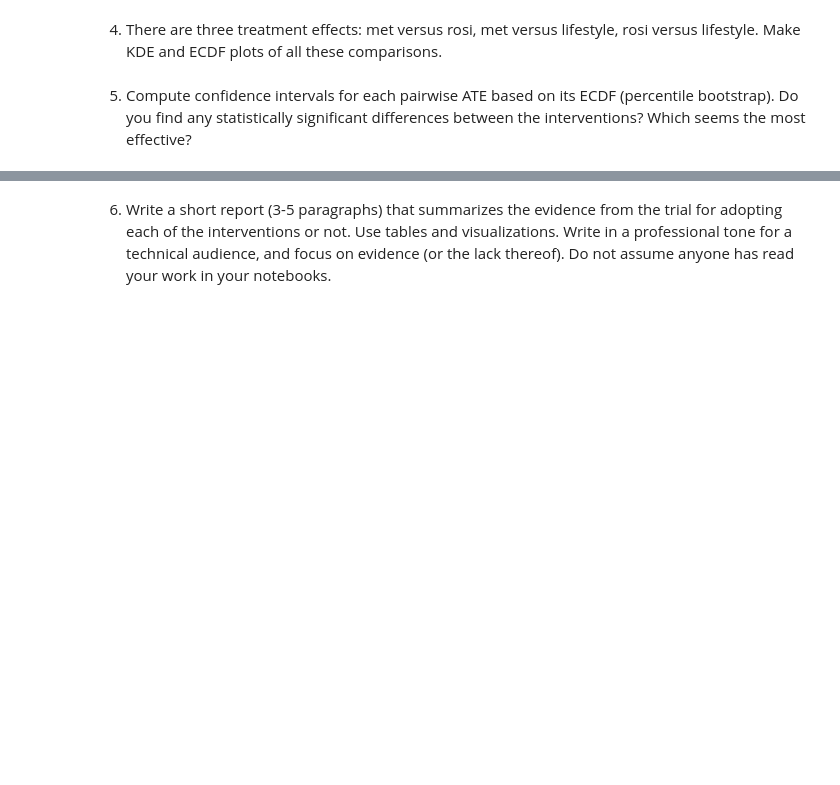
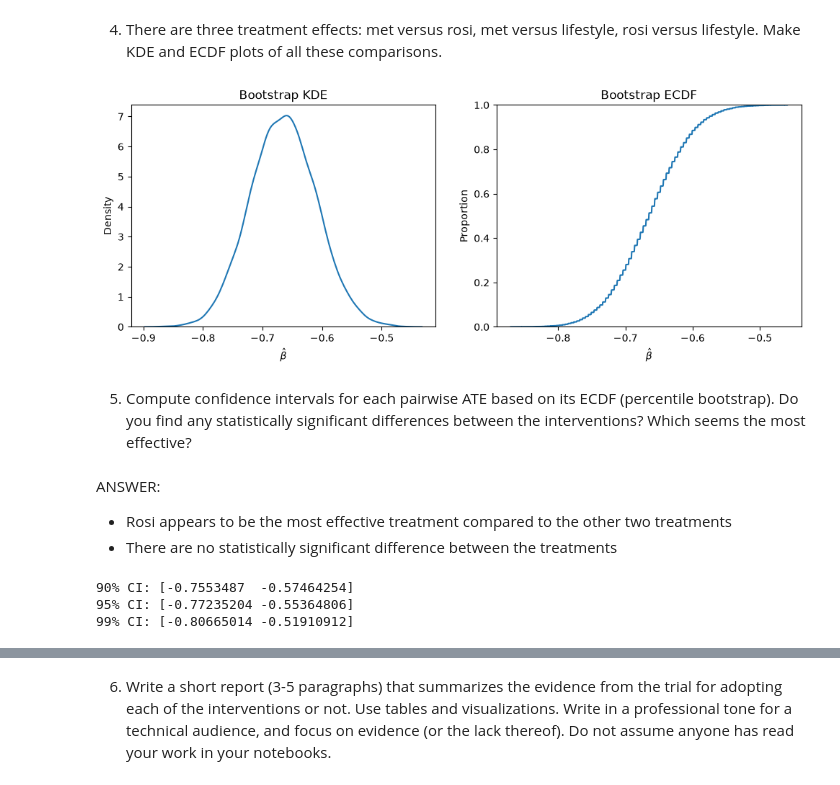
Before and after one commit to kimondragon/UU_F26_templates, a Jupyter notebook: Week06/Thursday_lab/lab_06.ipynb, the cells around one changed output, grey strips where cells are left out. Drawn from its saved outputs; the diff is of its cells as text; code cells hidden in the pictures; blank space fills up the shorter version.

```diff
--- a/Week06/Thursday_lab/lab_06.ipynb
+++ b/Week06/Thursday_lab/lab_06.ipynb
@@ -253,4 +313,36 @@ KeyError: 'Outcome'
 # %% [markdown]
 4) There are three treatment effects: met versus rosi, met versus lifestyle, rosi versus lifestyle. Make KDE and ECDF plots of all these comparisons.
+# %%
+fig, ax = plt.subplots(1, 2, figsize=(12, 4))
+
+## KDE
+sns.kdeplot(ate, ax=ax[0])
+ax[0].set_xlabel(r"$\hat{\beta}$")
+ax[0].set_title("Bootstrap KDE")
+
+## ECDF
+sns.ecdfplot(ate, ax=ax[1])
+ax[1].set_xlabel(r"$\hat{\beta}$")
+ax[1].set_title("Bootstrap ECDF")
+
+plt.show()
+# %% [output]
+[figure, added]
 # %% [markdown]
 5) Compute confidence intervals for each pairwise ATE based on its ECDF (percentile bootstrap). Do you find any statistically significant differences between the interventions? Which seems the most effective?
+# %% [markdown]
+ANSWER:
+- Rosi appears to be the most effective treatment compared to the other two treatments
+- There are no statistically significant difference between the treatments
+# %%
+ci90 = np.quantile(ate, [.05, .95])
+ci95 = np.quantile(ate, [.025, .975])
+ci99 = np.quantile(ate, [.005, .995])
+
+print(f"90% CI: {ci90}")
+print(f"95% CI: {ci95}")
+print(f"99% CI: {ci99}")
+# %% [output]
+90% CI: [-0.7553487  -0.57464254]
+95% CI: [-0.77235204 -0.55364806]
+99% CI: [-0.80665014 -0.51910912]
```
Also changed, not shown: parts of 18 cells of this notebook, 1 other file.
